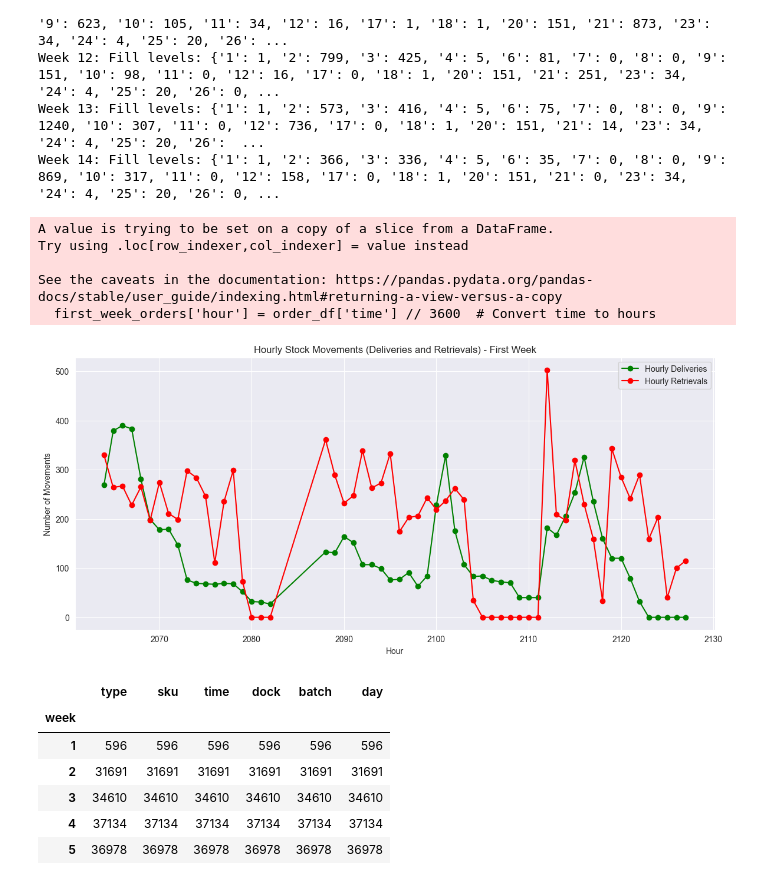
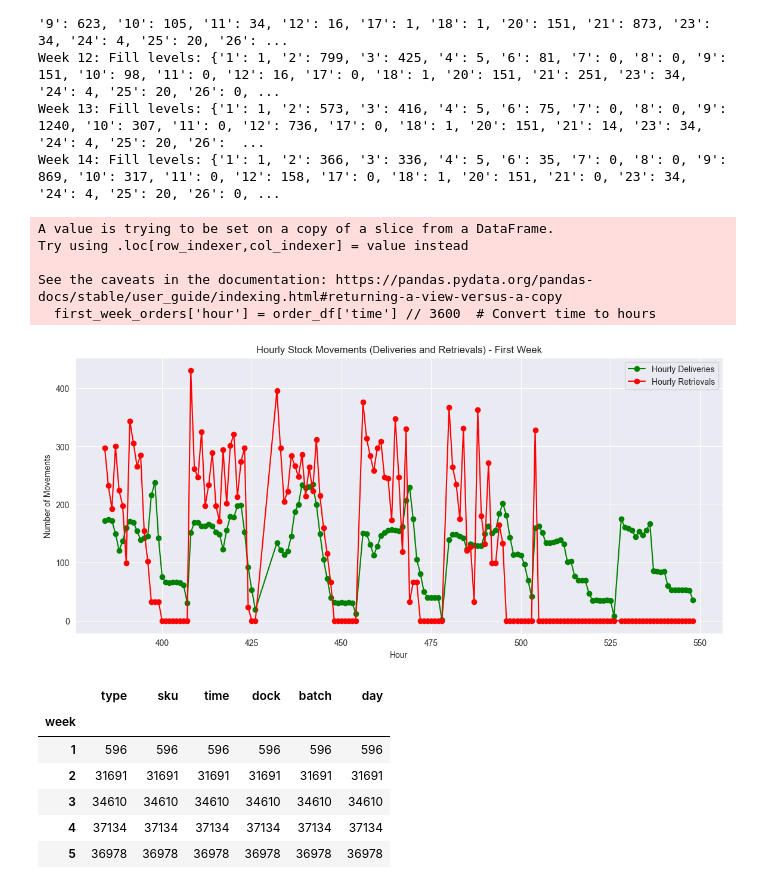
Before and after one commit to j4n1k/slapstack-battery-management, a Jupyter notebook: experiments/layout.ipynb, the cells around one changed output. Cells and saved outputs as stored; diff of their text form; code cells hidden in the pictures.

```diff
--- a/experiments/layout.ipynb
+++ b/experiments/layout.ipynb
@@ -127,35 +159,35 @@ def visualize_hourly_stock_movements(weekly_fill_levels, order_df, week=1):
                 hourly_deliveries += 1
                 fill_levels_at_start[sku] = fill_levels_at_start.get(sku, 0) + 1
             elif order_type == "retrieval":
                 hourly_retrievals += 1
                 fill_levels_at_start[sku] = fill_levels_at_start.get(sku, 0) - 1
 
         # Append the hourly movements (deliveries and retrievals)
         hourly_delivery_movements.append(hourly_deliveries)
         hourly_retrieval_movements.append(hourly_retrievals)
 
     # Plot the hourly stock movements (deliveries and retrievals)
     plt.figure(figsize=(14, 6))
     plt.plot(hours_in_week, hourly_delivery_movements, label="Hourly Deliveries", color='g', marker='o')
     plt.plot(hours_in_week, hourly_retrieval_movements, label="Hourly Retrievals", color='r', marker='o')
 
     plt.title("Hourly Stock Movements (Deliveries and Retrievals) - First Week")
     plt.xlabel("Hour")
     plt.ylabel("Number of Movements")
     plt.legend(loc='upper right')
     plt.grid(True)
     plt.show()
 
 # Example usage:
 # Call visualize_hourly_stock_movements with the data processed
-visualize_hourly_stock_movements(weekly_fill_levels, order_df, week=14)
+visualize_hourly_stock_movements(weekly_fill_levels, order_df, week=4)
 # %% [output]
 A value is trying to be set on a copy of a slice from a DataFrame.
 Try using .loc[row_indexer,col_indexer] = value instead
 
 See the caveats in the documentation: https://pandas.pydata.org/pandas-docs/stable/user_guide/indexing.html#returning-a-view-versus-a-copy
   first_week_orders['hour'] = order_df['time'] // 3600  # Convert time to hours
-[figure, old version]
+[figure, new version]
 # %%
 order_df.groupby(by="week").count()
 # %% [output]
```
Also changed, not shown: parts of 5 cells of this notebook, 11 other files.
